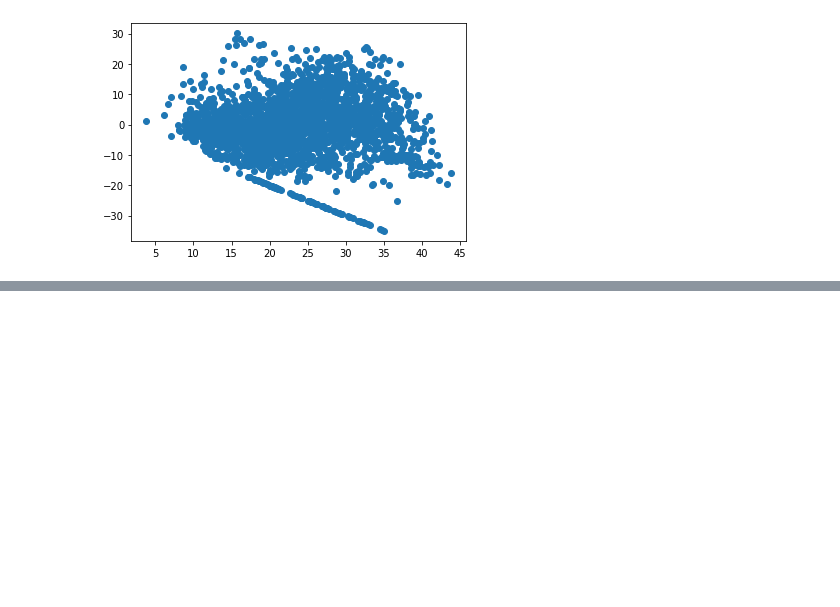
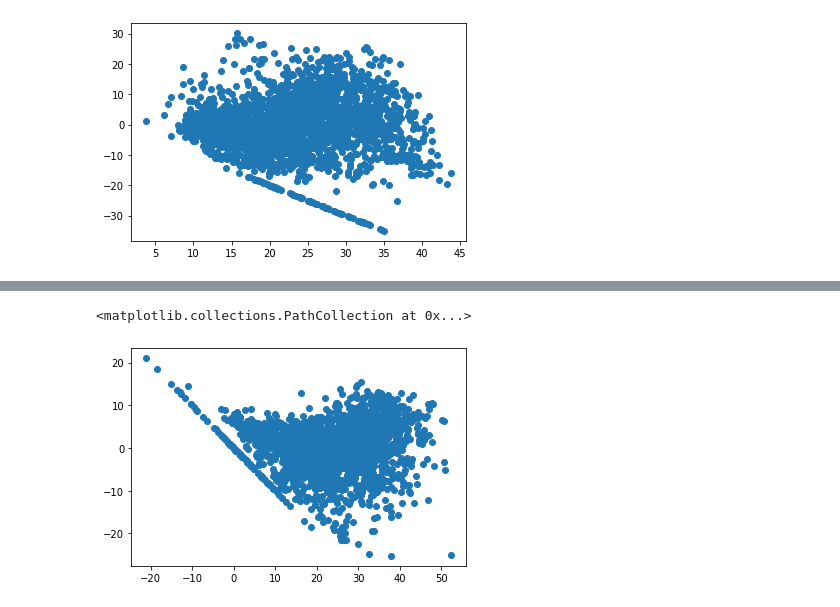
Before and after one commit to lakummahesh/Supervised-ML-Regression-Capstone-Project-Bike-Sharing-Demand-Prediction, a Jupyter notebook: Bike_Sharing_Demand_Prediction_Capstone_Project.ipynb, the cells around one changed output, grey strips where cells are left out. Cells and saved outputs as stored; diff of their text form; code cells hidden in the pictures; blank space fills up the shorter version.

```diff
--- a/Bike_Sharing_Demand_Prediction_Capstone_Project.ipynb
+++ b/Bike_Sharing_Demand_Prediction_Capstone_Project.ipynb
@@ -1225,0 +1352,6 @@ plt.scatter((y_pred_test_lasso),(y_test-y_pred_test_lasso))
+# %%
+### Heteroscadacity
+plt.scatter((y_pred_test_ridge),(y_test)-(y_pred_test_ridge))
+# %% [output]
+<matplotlib.collections.PathCollection at 0x...>
+[figure, added]
```
Also changed, not shown: parts of 14 cells of this notebook.
